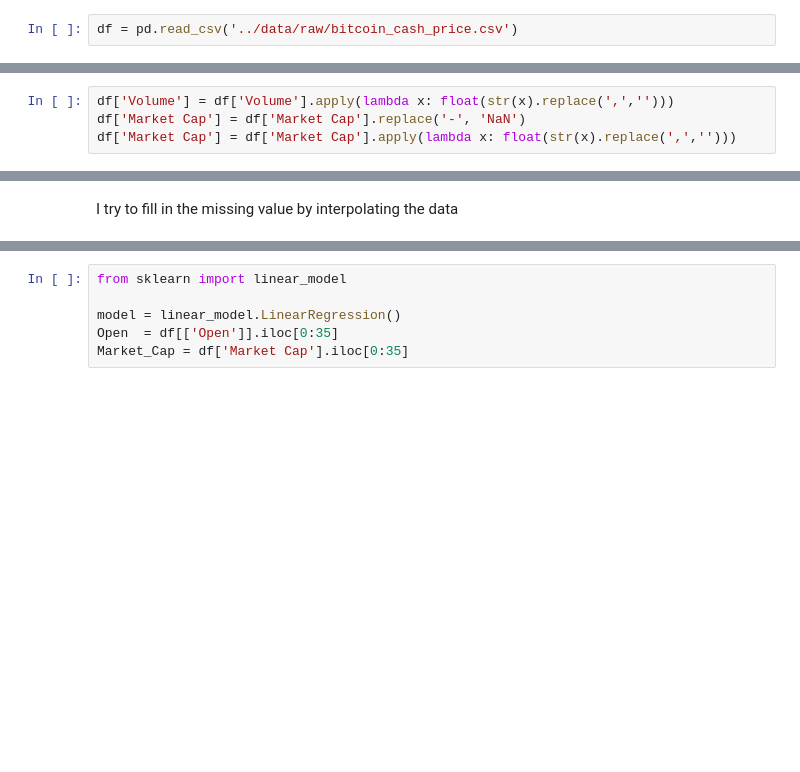
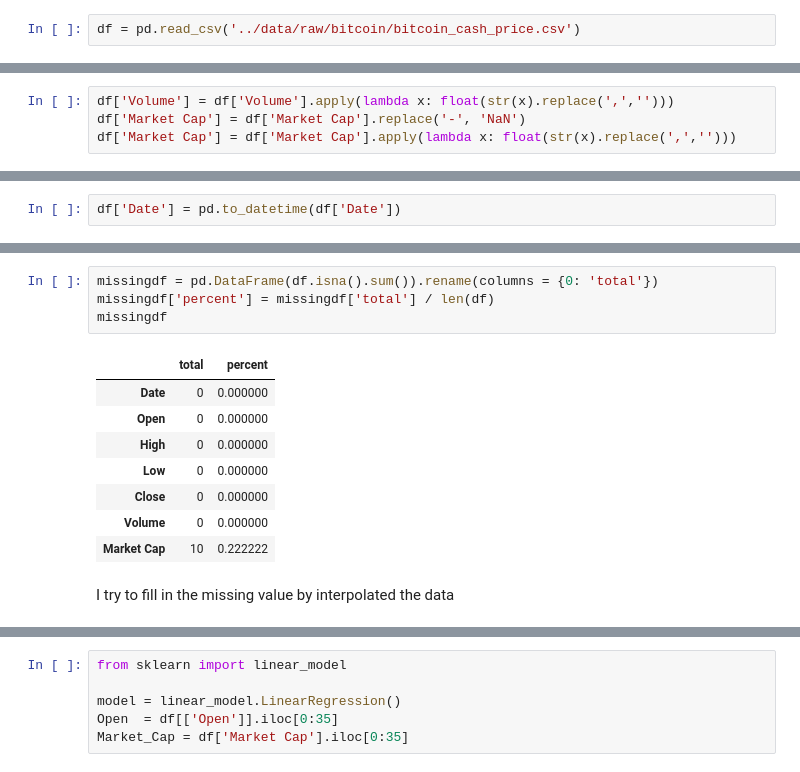
Before and after one commit to widyameiriska/MassiveData, a Jupyter notebook: notebooks/bitcoin_cash_price.ipynb, the cells around one changed output, grey strips where cells are left out. Cells and saved outputs as stored; diff of their text form; blank space fills up the shorter version.

```diff
--- a/notebooks/bitcoin_cash_price.ipynb
+++ b/notebooks/bitcoin_cash_price.ipynb
@@ -7,4 +7,4 @@ import csv
 import pandas as pd
 import numpy as np
 # %%
-df = pd.read_csv('../data/raw/bitcoin_cash_price.csv')
+df = pd.read_csv('../data/raw/bitcoin/bitcoin_cash_price.csv')
@@ -38,0 +83,2 @@ df.dtypes
+# %%
+df['Date'] = pd.to_datetime(df['Date'])
@@ -41,5 +111,18 @@ df.isnull().sum()
+# %%
+missingdf = pd.DataFrame(df.isna().sum()).rename(columns = {0: 'total'})
+missingdf['percent'] = missingdf['total'] / len(df)
+missingdf
+# %% [output]
+|  | total | percent |
+| Date | 0 | 0.000000 |
+| Open | 0 | 0.000000 |
+| High | 0 | 0.000000 |
+| Low | 0 | 0.000000 |
+| Close | 0 | 0.000000 |
+| Volume | 0 | 0.000000 |
+| Market Cap | 10 | 0.222222 |
 # %% [markdown]
-I try to fill in the missing value by interpolating the data
+I try to fill in the missing value by interpolated the data
 # %%
 #Plot data to see the relation between each column
 import matplotlib.pyplot as plt
```
Also changed, not shown: parts of 19 cells of this notebook, 54 other files.
